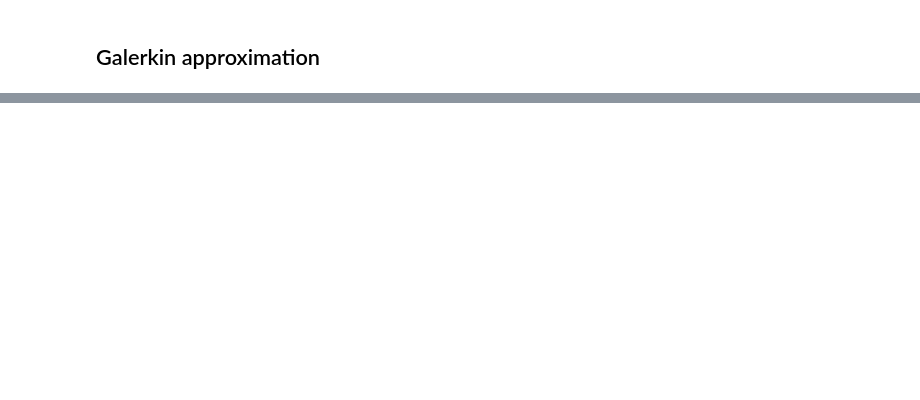
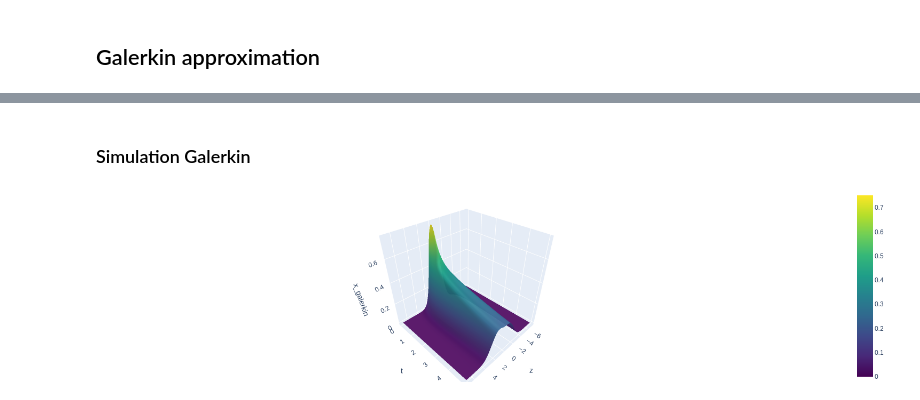
Before and after one commit to EtiNL/h_GalerkinNN, a Jupyter notebook: notebooks/Burger_sim.ipynb, the cells around one changed output, grey strips where cells are left out. Saved outputs shown, nothing was run; the diff lists cells and outputs as text; code cells hidden in the pictures; blank space fills up the shorter version.

```diff
--- a/notebooks/Burger_sim.ipynb
+++ b/notebooks/Burger_sim.ipynb
@@ -405,0 +414,16 @@ uniformly in $(t,z)$ on the grid.
+# %%
+n = 15
+z_vals = np.linspace(-7, 7, 141)
+
+# compute only the initial coefficients
+X0 = np.zeros(n)
+for k in range(n):
+    f = lambda y: x0(y) * hermit(k, y)
+    X0[k], _ = quad(f, -np.inf, np.inf, limit=200)
+
+# reconstruct at t = 0
+X0_z = np.zeros_like(z_vals)
+for j, z in enumerate(z_vals):
+    X0_z[j] = sum(X0[k] * hermit(k, z) for k in range(n))
+
+plt.plot(z_vals,X0_z)
@@ -405,0 +433,9 @@ uniformly in $(t,z)$ on the grid.
+# %% [markdown]
+### Simulation Galerkin
+# %%
+z_vals, t_vals, X_gal = num_approx_hermite_galerkin(x0, n, hz, ht, Tmax)
+
+# interactive surface plot (x, t, M)
+plot_sim_result(z_vals, t_vals, X_gal, 'x_galerkin')
+# %% [output]
+[figure, added]
```
Also changed, not shown: parts of 11 cells of this notebook, 3 other files.
